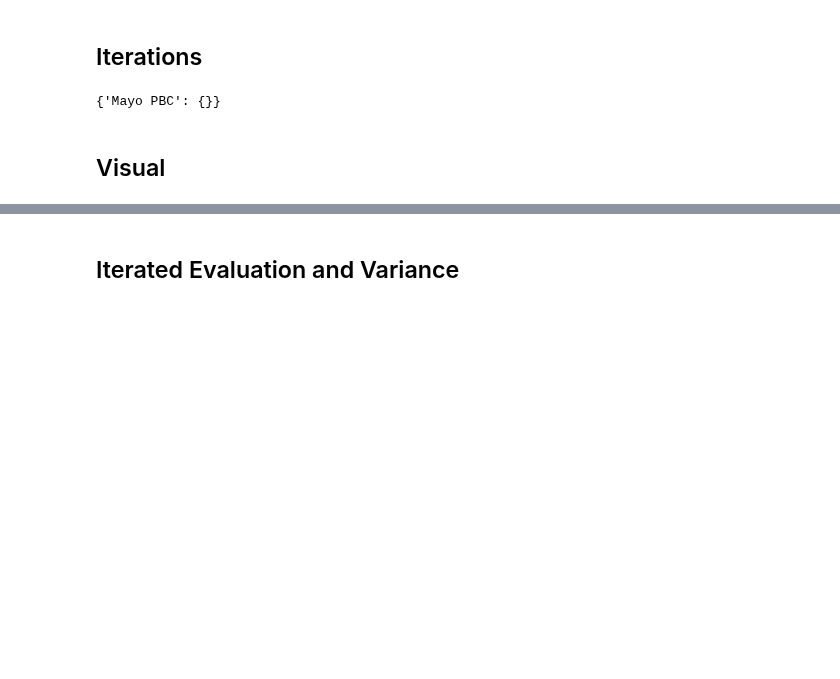
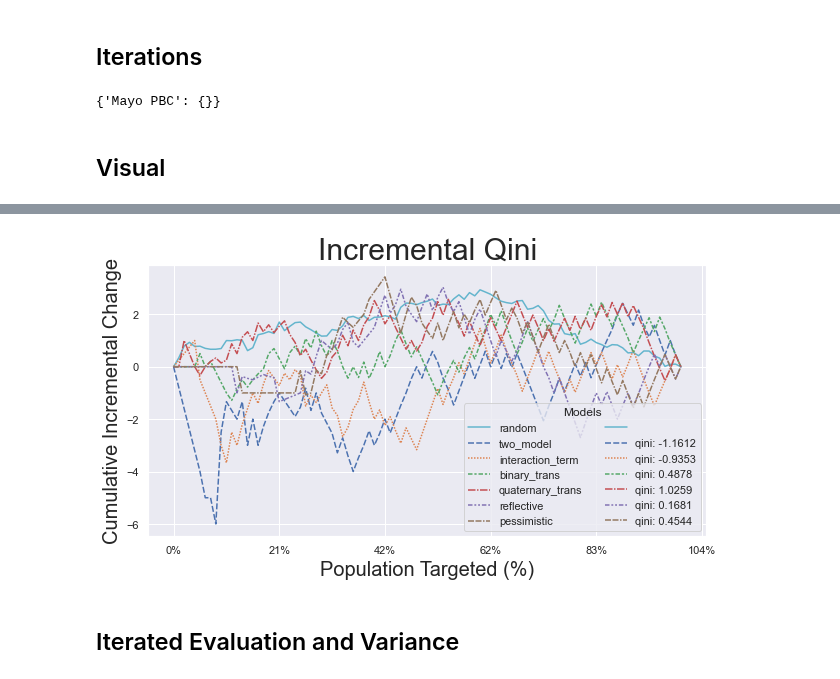
Before and after one commit to andrewtavis/causeinfer, a Jupyter notebook: examples/medical_mayo_pbc.ipynb, the cells around one changed output, grey strips where cells are left out. Cells and saved outputs as stored; diff of their text form; code cells hidden in the pictures; blank space fills up the shorter version.

```diff
--- a/examples/medical_mayo_pbc.ipynb
+++ b/examples/medical_mayo_pbc.ipynb
@@ -675,3 +636,21 @@ plt.savefig("./mayo_auuc_qini.png", dpi=150)
+# %%
+plot_qini(
+    df=df_visual_eval,
+    n=100,
+    models=models,
+    percent_of_pop=True,
+    outcome_col="y_test",
+    treatment_col="w_test",
+    normalize=False,
+    random_seed=42,
+    figsize=None,
+    fontsize=20,
+    axis=None,
+    legend_metrics=True,
+)
+# plt.savefig("./mayo_qini.png", dpi=150)
+# %% [output]
+[figure, added]
 # %% [markdown]
 ## Iterated Evaluation and Variance
 # %%
```
Also changed, not shown: parts of 11 cells of this notebook, 6 other files.
